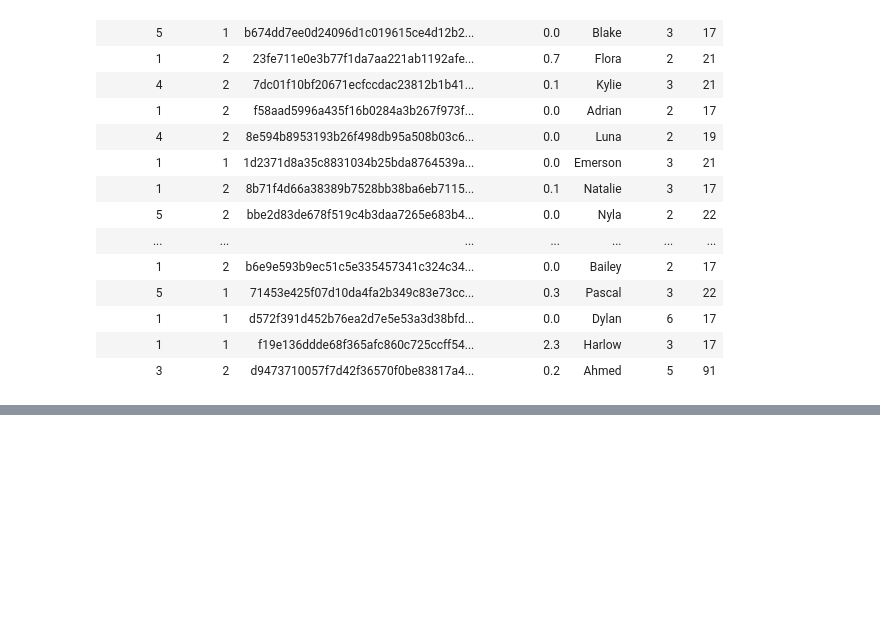
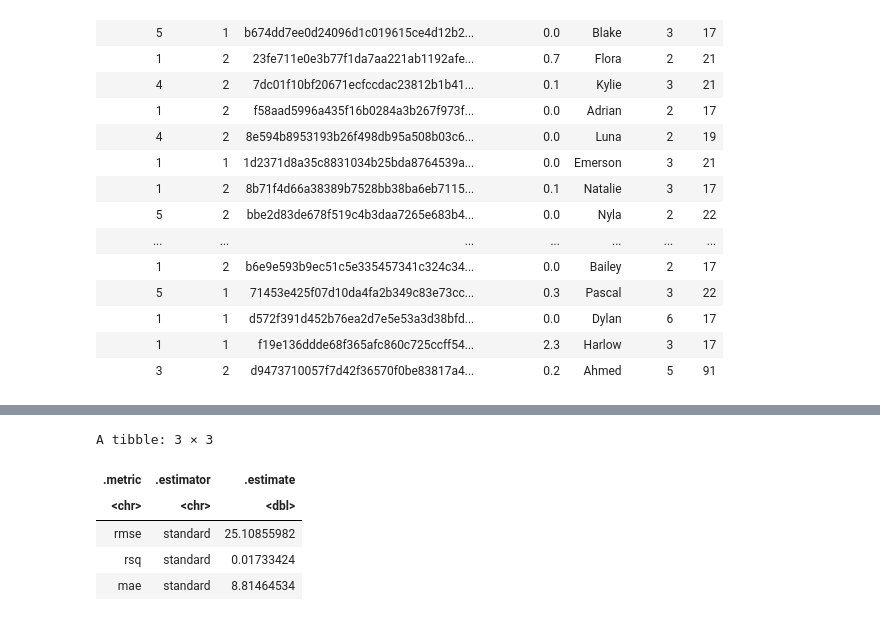
Before and after one commit to leticiascudeller/DSCI-100-proj, a Jupyter notebook: Untitled.ipynb, the cells around one changed output, grey strips where cells are left out. Cells and saved outputs as stored; diff of their text form; code cells hidden in the pictures; blank space fills up the shorter version.

Commit message:
non-linear and linear regression code done

```diff
--- a/Untitled.ipynb
+++ b/Untitled.ipynb
@@ -153,0 +156,22 @@ A tibble: 3 × 3
+# %%
+ #try linear regression
+set.seed(2024)
+lm_spec <- linear_reg() |>
+    set_engine("lm") |>
+    set_mode("regression")
+players_linear_fit <- workflow() |>
+    add_recipe(players_recipe) |>
+    add_model(lm_spec) |>
+    fit(data = training_players)
+players_preds <- players_linear_fit |>
+    predict(training_players) |>
+    bind_cols(training_players) |>
+    metrics(truth = played_hours, estimate = .pred)
+players_preds
+# %% [output]
+A tibble: 3 × 3
+| .metric | .estimator | .estimate |
+| <chr> | <chr> | <dbl> |
+| rmse | standard | 25.10855982 |
+| rsq | standard | 0.01733424 |
+| mae | standard | 8.81464534 |
```
Also changed, not shown: parts of 3 cells of this notebook.
